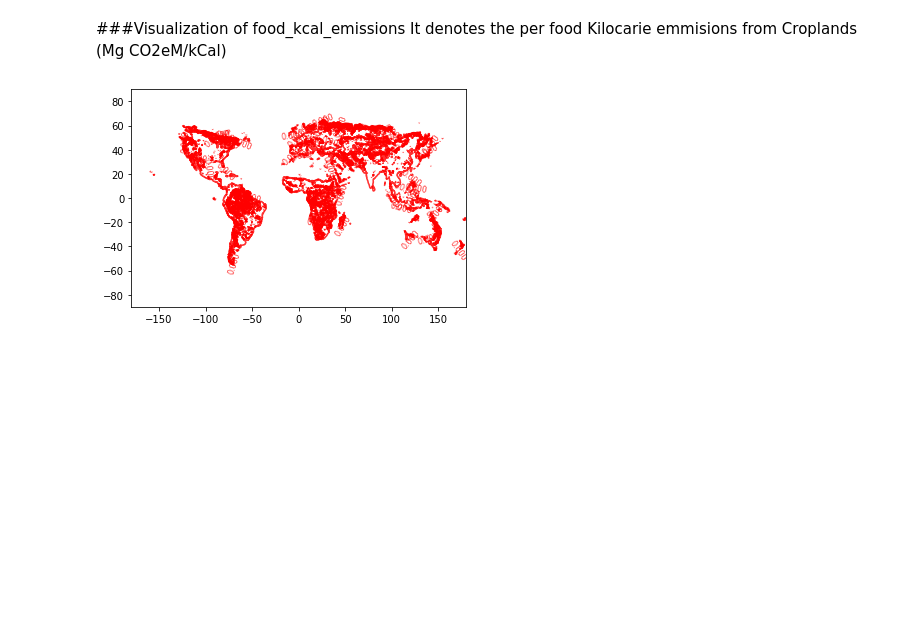
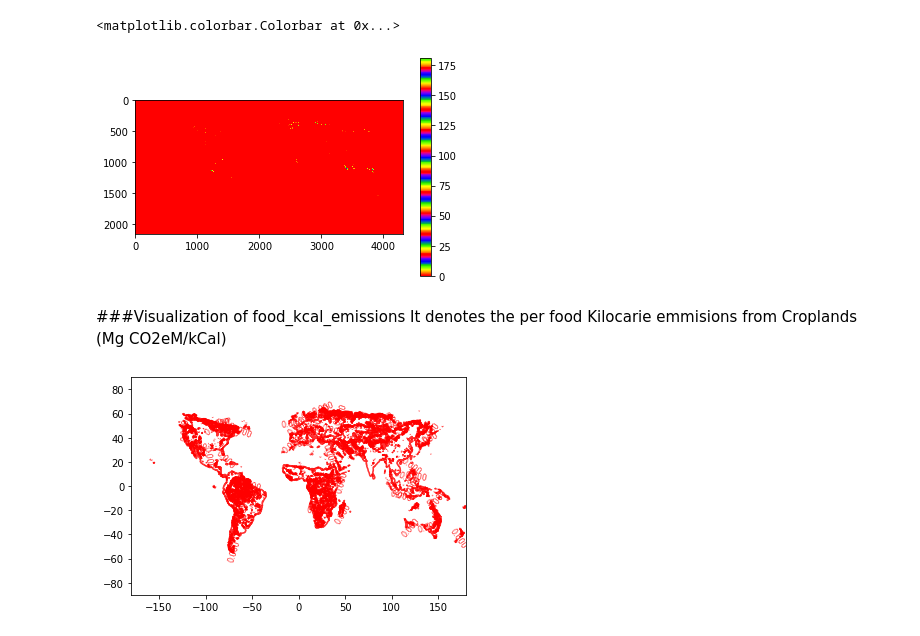
Before and after one commit to Baazigar007/Green-House-Emmsion-CropLands, a Jupyter notebook: GhgEmission.ipynb, the cells around one changed output. Saved outputs shown, nothing was run; the diff lists cells and outputs as text; code cells hidden in the pictures; blank space fills up the shorter version.

```diff
--- a/GhgEmission.ipynb
+++ b/GhgEmission.ipynb
@@ -107,3 +141,9 @@ np.mean(array1)
+# %%
+a1=plt.imshow(array1,cmap="prism",interpolation="none")
+plt.colorbar(a1)
+# %% [output]
+<matplotlib.colorbar.Colorbar at 0x...>
+[figure, added]
 # %% [markdown]
 ###Visualization of food_kcal_emissions
 It denotes the per food Kilocarie emmisions from Croplands (Mg CO2eM/kCal)
```
Also changed, not shown: parts of 46 cells of this notebook.
